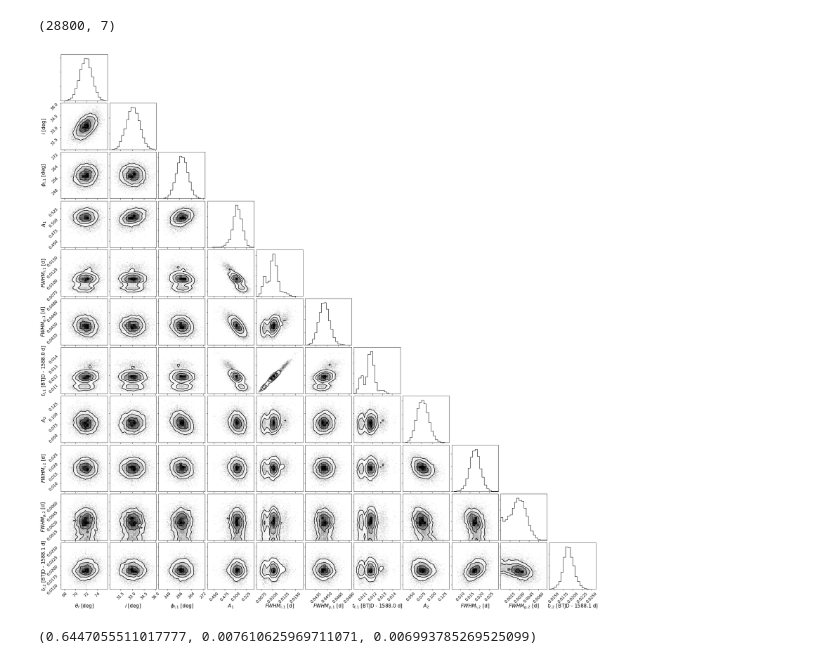
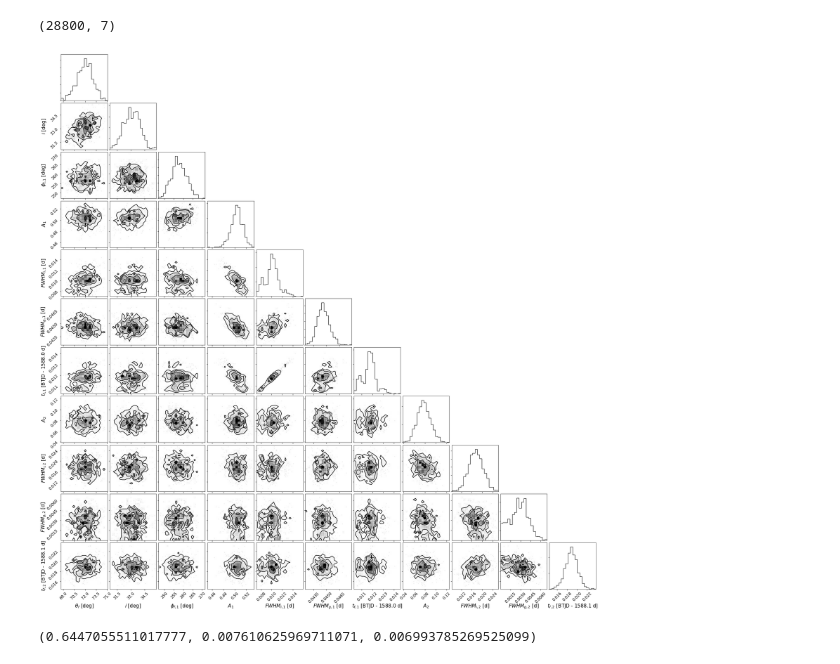
Before and after one commit to ekaterinailin/MalachiteMountains, a Jupyter notebook: analysis/notebooks/_review_corner_plots.ipynb, the cells around one changed output. Drawn from its saved outputs; the diff is of its cells as text; code cells hidden in the pictures.

```diff
--- a/analysis/notebooks/_review_corner_plots.ipynb
+++ b/analysis/notebooks/_review_corner_plots.ipynb
@@ -65,7 +65,7 @@ for ID, note, x, y, tstamp, suffix in datasets[4:5]:
                                        'i_deg' : '$i$ [deg]',
                                        'phase_deg' : r'$\phi_f$ [deg]',
                                        'a' : r'$A$'})
-    corner.corner(df.iloc[25000:])
+    corner.corner(df.iloc[18000:])
 
 #    res_phases[str(ID) + suffix + "_" + tstamp] =  (phi0.quantile([.16,0.5,.84])*180/np.pi)
     plt.savefig(f"../plots/flarefit/review/{ID}_{suffix}_{tstamp}_corner.png")
@@ -78,34 +78,34 @@ df.shape
 # %%
 for ID, note, x, y, tstamp, suffix in datasets[8:9]:
 
     df1 = pd.read_csv(f"../results/mcmc/{tstamp}_{ID}a_converted_mcmc_sample.csv")
     df1 = df1[[ 'latitude_deg', 'i_deg', 'phase_deg',  'a', 'fwhm1_d', 'fwhm2_d', 't0_d',]]
     df2 = pd.read_csv(f"../results/mcmc/{tstamp}_{ID}b_converted_mcmc_sample.csv")
     df2 = df2[['a', 'fwhm1_d', 'fwhm2_d','t0_d']]
 
     offs_ = []
     for d_ in [df1, df2]:
         offs = np.round(d_.t0_d.iloc[-1],1)
         d_.t0_d = d_.t0_d - offs
         offs_.append(offs)
 
     df1 = df1.rename(index=str, columns={'t0_d':r'$t_{f,1}$ ' + f'[BTJD - {offs_[0]} d]',
                                        'latitude_deg':r'$\theta_f$ [deg]',
                                        'fwhm1_d' : '$FWHM_{i,1}$ [d]',
                                        'fwhm2_d' : '$FWHM_{g,1}$ [d]',
                                        'i_deg' : '$i$ [deg]',
                                        'phase_deg' : r'$\phi_{f,1}$ [deg]',
                                         'a': '$A_1$'})
     df2 = df2.rename(index=str, columns={'t0_d':r'$t_{f,2}$ ' + f'[BTJD - {offs_[1]} d]',
                                        'fwhm1_d' : '$FWHM_{i,2}$ [d]',
                                        'fwhm2_d' : '$FWHM_{g,2}$ [d]',
                                         'a': '$A_2$'})
-    df = pd.concat([df1,df2], axis=1).iloc[19000:]
+    df = pd.concat([df1,df2], axis=1).iloc[28000:]
 
     corner.corner(df)
     plt.savefig(f"../plots/flarefit/{ID}_{tstamp}_corner.png")
 # %% [output]
-[figure, old version]
+[figure, new version]
 # %%
 p16, p50, p84 = 229.354173047544, 232.09399839664, 234.611761093669
 p = np.array([p16, p50, p84]) / 360
```
Also changed, not shown: parts of 1 cell of this notebook, 6 other files.
